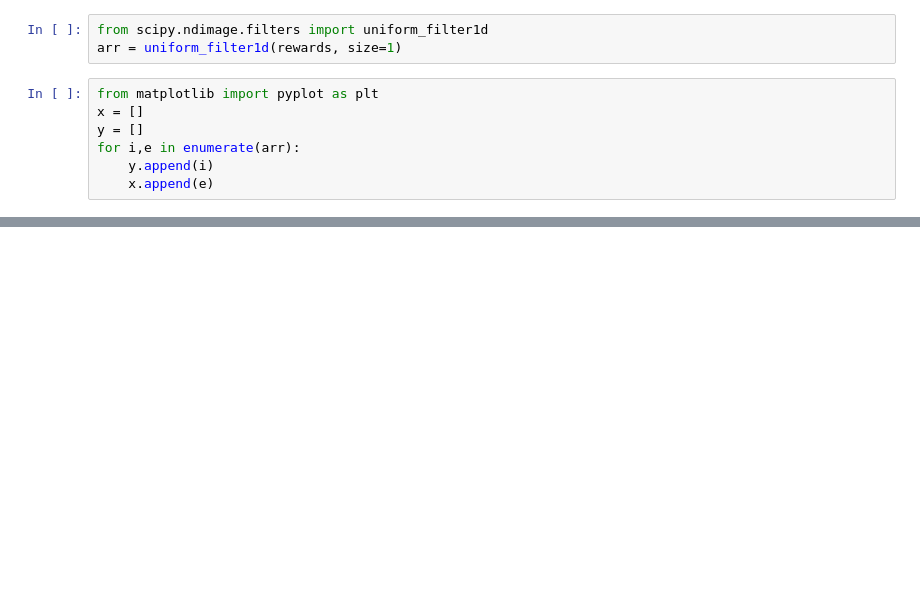
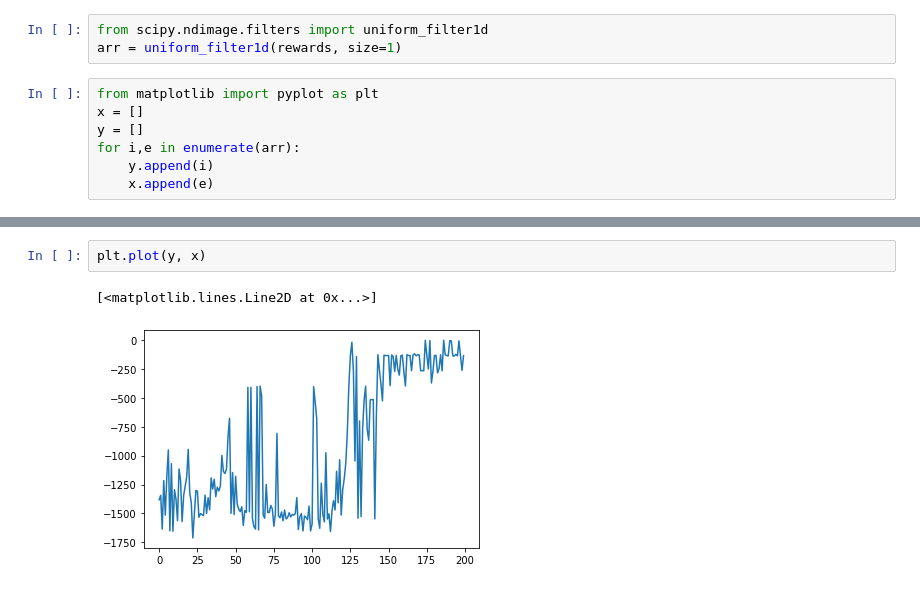
Before and after one commit to Kikumu/Reinforcement-Learning-repo, a Jupyter notebook: state_of_the_art/TD3(Twin Delayed DDPG) with PER(Prioritized Experience Replay).ipynb, the cells around one changed output, grey strips where cells are left out. Saved outputs shown, nothing was run; the diff lists cells and outputs as text; blank space fills up the shorter version.

```diff
--- a/state_of_the_art/TD3(Twin Delayed DDPG) with PER(Prioritized Experience Replay).ipynb
+++ b/state_of_the_art/TD3(Twin Delayed DDPG) with PER(Prioritized Experience Replay).ipynb
@@ -471,0 +472,5 @@ plt.plot(y, x)
+# %%
+plt.plot(y, x)
+# %% [output]
+[<matplotlib.lines.Line2D at 0x...>]
+[figure, added]
```
Also changed, not shown: parts of 6 cells of this notebook.
